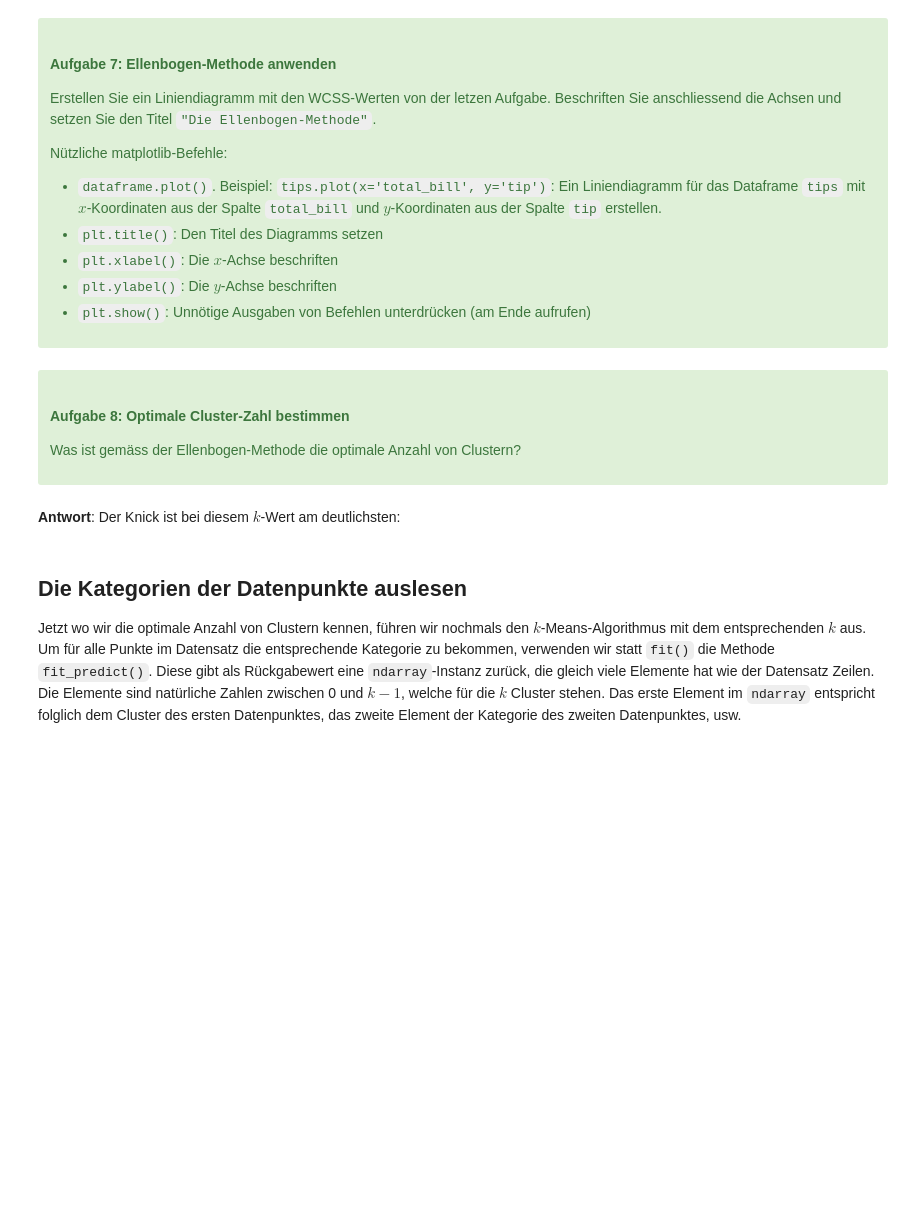
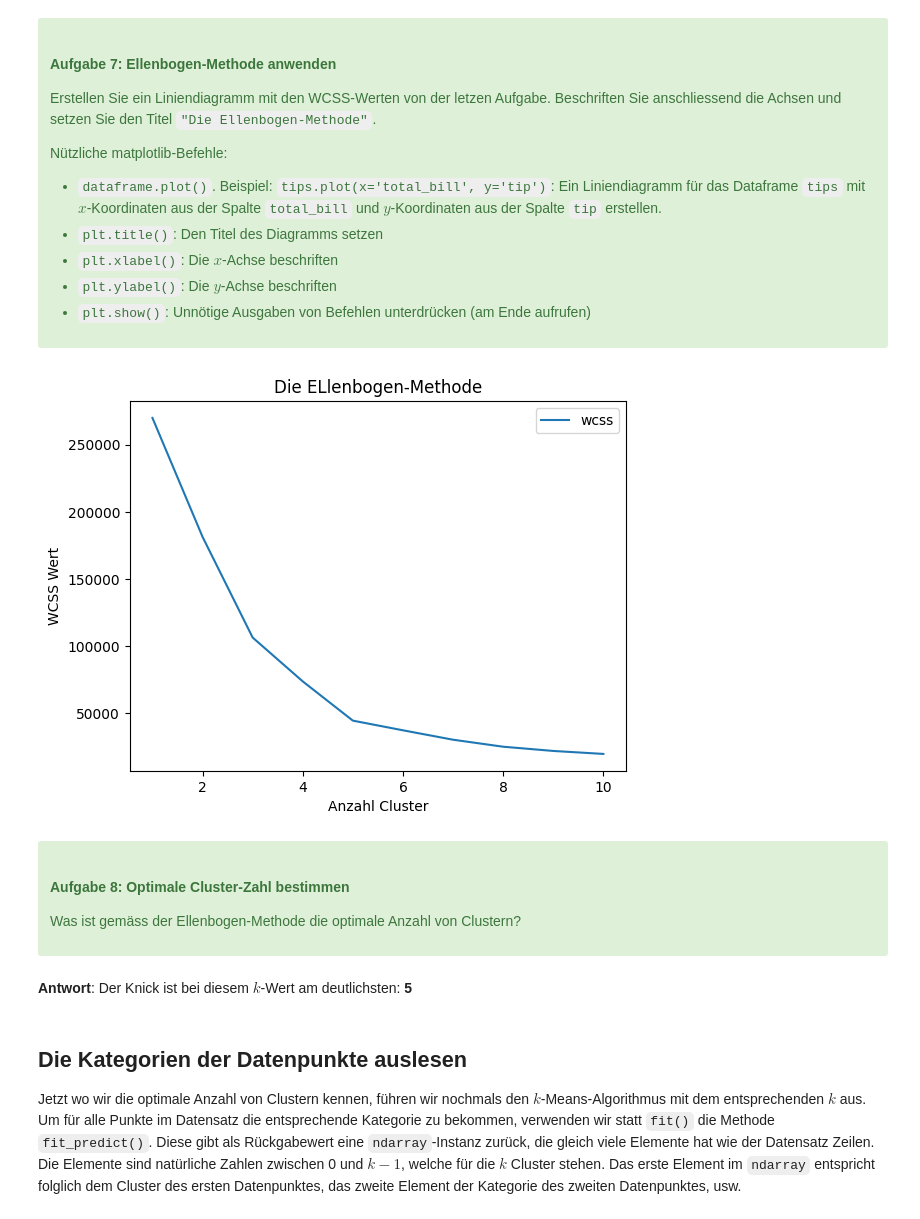
Before and after one commit to Timon-D3v/wahlfach-informatik, a Jupyter notebook: 28_Notebook 4 - Clustering.ipynb, the cells around one changed output. Saved outputs shown, nothing was run; the diff lists cells and outputs as text; code cells hidden in the pictures; blank space fills up the shorter version.

```diff
--- a/28_Notebook 4 - Clustering.ipynb
+++ b/28_Notebook 4 - Clustering.ipynb
@@ -183,8 +183,14 @@ __Tipp__: Mit `li.append(123)` kann man den Wert `123` der Liste `li` hinzufüge
 </div>
 # %%
 wcss = []
-for i in range(1, 11):
+for k in range(1, 11):
     # Ihr Code hier
+    kmeans = KMeans(n_clusters=k, random_state=12, n_init=10)
+
+    # b) K-means auf customers anwenden
+    kmeans.fit(customers)
+
+    wcss.append(kmeans.inertia_)
 
 # WCSS-Wert ausgeben
 wcss
@@ -212,6 +234,14 @@ Nützliche matplotlib-Befehle:
 </div>
 # %%
 # Ihr Code hier
+wcssdf.plot(x="k", y="wcss")
+
+plt.title("Die ELlenbogen-Methode")
+plt.xlabel("Anzahl Cluster")
+plt.ylabel("WCSS Wert")
+plt.show()
+# %% [output]
+[figure, added]
 # %% [markdown]
 <div class="alert alert-box alert-success">
 
@@ -221,7 +251,7 @@ Was ist gemäss der Ellenbogen-Methode die optimale Anzahl von Clustern?
 
 </div>
 # %% [markdown]
-**Antwort**: Der Knick ist bei diesem $k$-Wert am deutlichsten:
+**Antwort**: Der Knick ist bei diesem $k$-Wert am deutlichsten: **5**
 # %% [markdown]
 ## Die Kategorien der Datenpunkte auslesen
 
```
Also changed, not shown: parts of 6 cells of this notebook, 6 other files.
